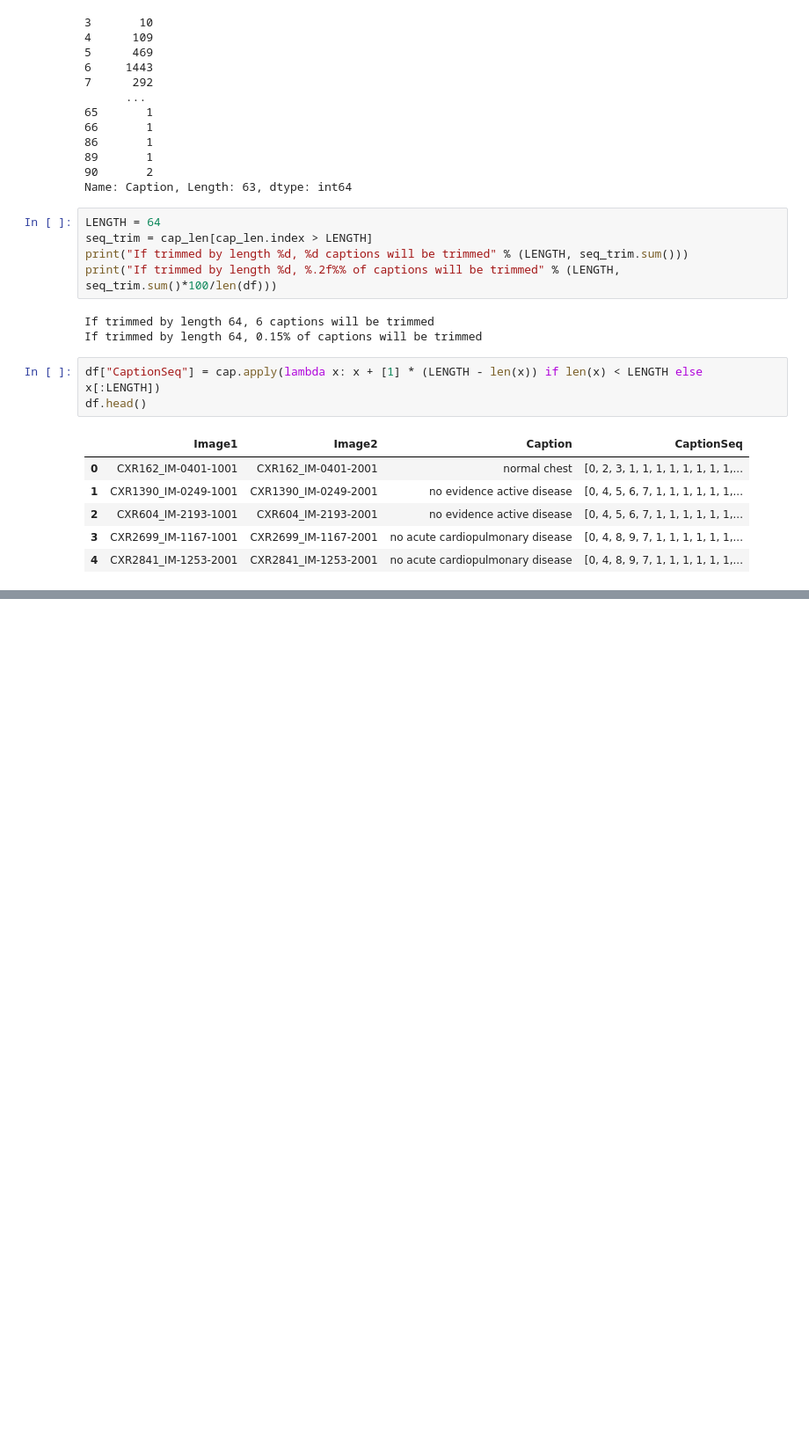
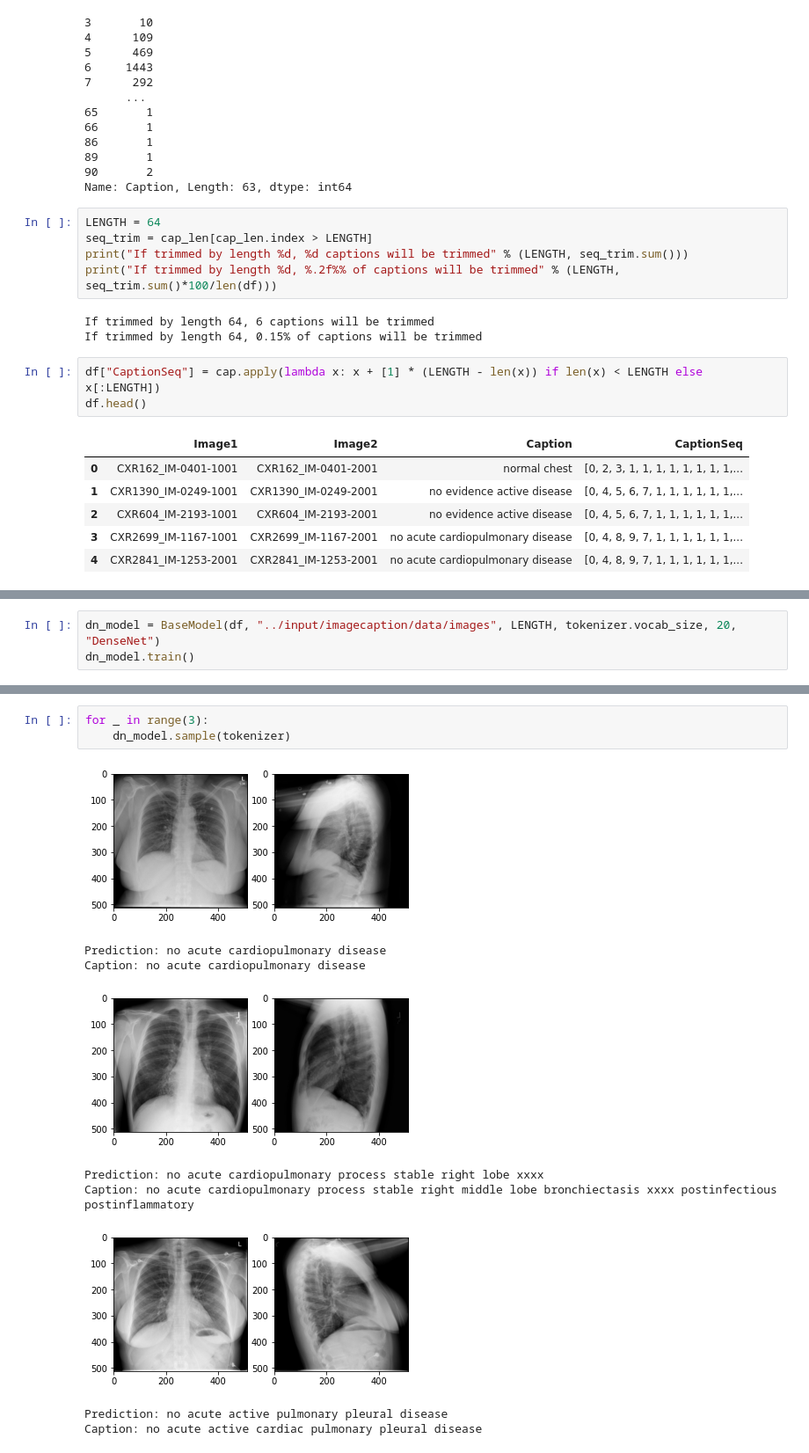
Before and after one commit to r3qin/Medical_images_captioning, a Jupyter notebook: aml-project.ipynb, the cells around one changed output, grey strips where cells are left out. Shown: that part at 88% size. Saved outputs shown, nothing was run; the diff lists cells and outputs as text; blank space fills up the shorter version.

```diff
--- a/aml-project.ipynb
+++ b/aml-project.ipynb
@@ -381,0 +492,3 @@ no acute abnormality
+# %%
+dn_model = BaseModel(df, "../input/imagecaption/data/images", LENGTH, tokenizer.vocab_size, 20, "DenseNet")
+dn_model.train()
@@ -381,0 +516,13 @@ no acute abnormality
+# %%
+for _ in range(3):
+    dn_model.sample(tokenizer)
+# %% [output]
+[figure, added]
+Prediction: no acute cardiopulmonary disease
+Caption: no acute cardiopulmonary disease
+[figure, added]
+Prediction: no acute cardiopulmonary process stable right lobe xxxx
+Caption: no acute cardiopulmonary process stable right middle lobe bronchiectasis xxxx postinfectious postinflammatory
+[figure, added]
+Prediction: no acute active pulmonary pleural disease
+Caption: no acute active cardiac pulmonary pleural disease
```
Also changed, not shown: parts of 12 cells of this notebook.
